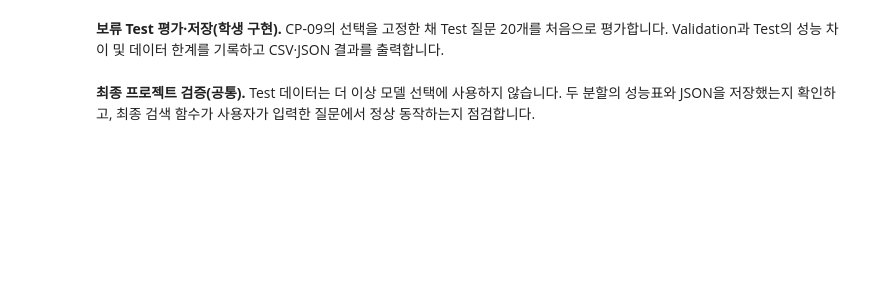
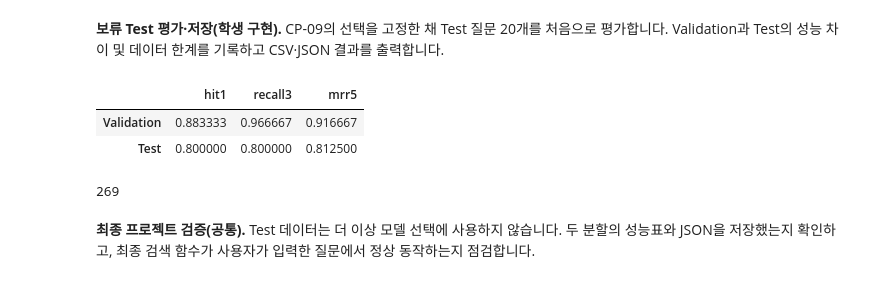
Before and after one commit to jeon87946/ai-mini-projects, a Jupyter notebook: mini-project-02/code/NLP_BERT_MiniProject_Student.ipynb, the cells around one changed output. Saved outputs shown, nothing was run; the diff lists cells and outputs as text; code cells hidden in the pictures; blank space fills up the shorter version.

```diff
--- a/mini-project-02/code/NLP_BERT_MiniProject_Student.ipynb
+++ b/mini-project-02/code/NLP_BERT_MiniProject_Student.ipynb
@@ -830,16 +977,47 @@ def search_docs(query, k=3, method=SELECTED_METHOD):
 # %%
 # [학생 구현] CP-10 — 보류 Test 최종 평가 (이 셀에서 Test 정답을 처음 사용)
 test_df = pd.read_csv(TEST_FILE, dtype={'query_id': str, 'relevant_doc_id': str}).fillna('')
 assert len(test_df) == 20
 # TODO 10-4. SELECTED_METHOD를 바꾸지 않고 search_docs()로 Test 질문 20개를 평가하고
 #            결과를 test_summary, test_detail이라는 이름으로 받으세요.
+test_summary, test_detail = evaluate_search(
+    search_docs,
+    test_df
+)
 # TODO 10-5. comparison_df의 선택 모델 Validation 점수와 Test 점수를 final_compare라는 DataFrame으로
 #            정리하세요. 행은 Validation, Test 두 개입니다.
+validation_result = comparison_df.loc[SELECTED_METHOD]
+
+final_compare = pd.DataFrame(
+    [validation_result, pd.Series(test_summary)],
+    index = ['Validation', 'Test']
+)
+
+display(final_compare)
 # TODO 10-6. final_compare는 TABLES / 'cp10_validation_test_comparison.csv'로,
 #            test_detail은 TABLES / 'cp10_test_query_results.csv'로 저장하세요.
+final_compare.to_csv(TABLES / 'cp10_validation_test_comparison.csv',
+                    index=True
+)
+test_detail.to_csv(TABLES / 'cp10_test_query_results.csv')
 # TODO 10-7. 선택 방법, 우선 지표, Validation·Test 점수를 REPORTS / 'cp10_final_report.json'에 저장하세요.
 # [주의] 검증 셀이 위 변수 이름과 파일 이름을 그대로 확인합니다.
-raise NotImplementedError('CP-10 최종 Test 평가 및 CSV/JSON 저장을 완성하세요.')
+final_report = {
+    'selected_method': SELECTED_METHOD,
+    'priority_metric': PRIORITY_METRIC,
+    'validation_scores': final_compare.loc['Validation'].to_dict(),
+    'test_scores': final_compare.loc['Test'].to_dict()
+}
+
+(REPORTS / 'cp10_final_report.json').write_text(
+    json.dumps(final_report, ensure_ascii=False, indent=2),
+    encoding='utf-8'
+)
+# %% [output]
+|  | hit1 | recall3 | mrr5 |
+| Validation | 0.883333 | 0.966667 | 0.916667 |
+| Test | 0.800000 | 0.800000 | 0.812500 |
+269
 # %% [markdown]
 **최종 프로젝트 검증(공통).** Test 데이터는 더 이상 모델 선택에 사용하지 않습니다. 두 분할의 성능표와 JSON을 저장했는지 확인하고, 최종 검색 함수가 사용자가 입력한 질문에서 정상 동작하는지 점검합니다.
 # %%
```
Also changed, not shown: parts of 17 cells of this notebook, 14 other files.
